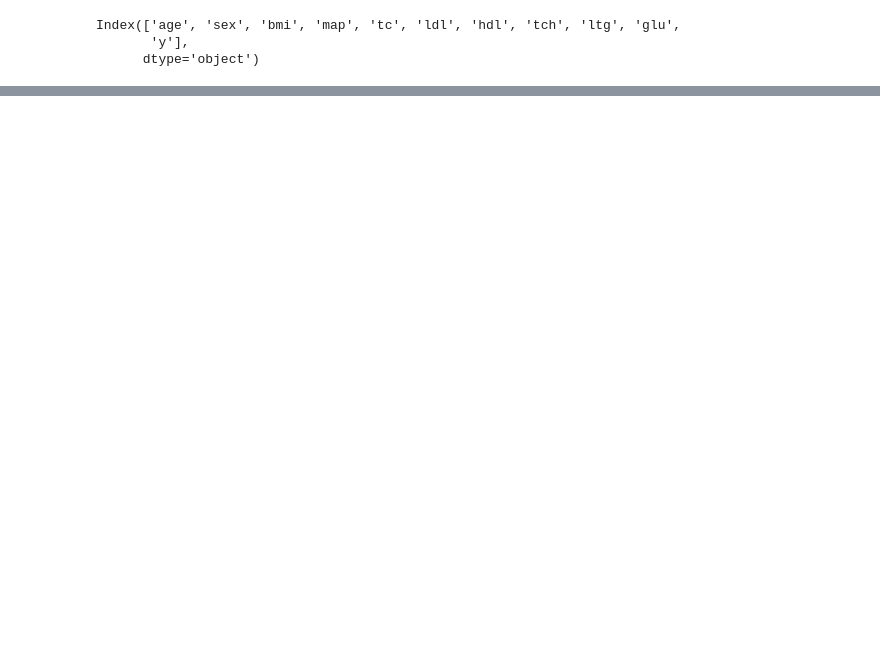
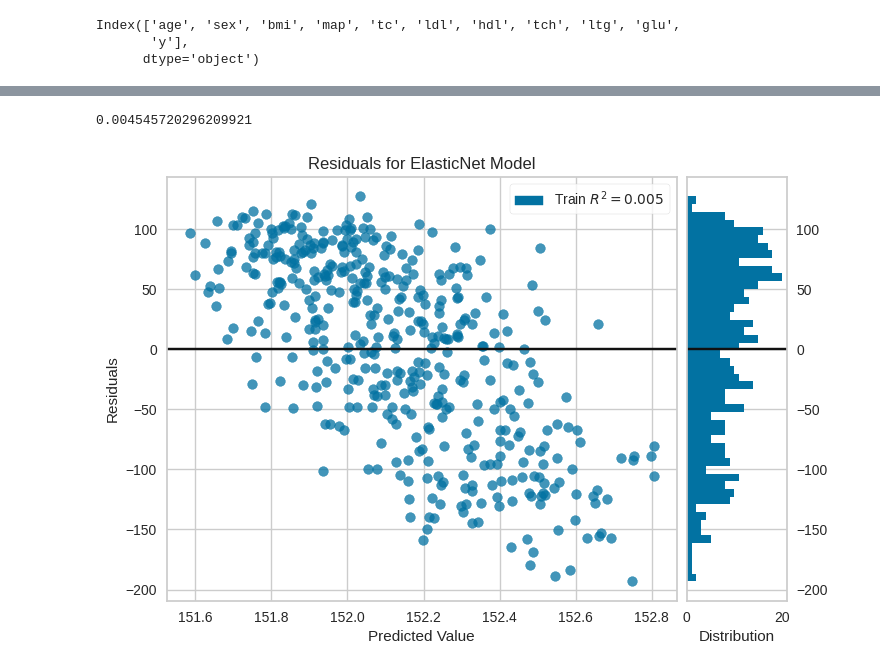
Before and after one commit to cantaruttim/Diabetes, a Jupyter notebook: Diabetes.ipynb, the cells around one changed output, grey strips where cells are left out. Drawn from its saved outputs; the diff is of its cells as text; code cells hidden in the pictures; blank space fills up the shorter version.

```diff
--- a/Diabetes.ipynb
+++ b/Diabetes.ipynb
@@ -469,0 +207,3 @@ visualizer.show()         ;
+# %%
+y2 = dataset.iloc[:, 10].values
+y2
@@ -469,0 +239,4 @@ visualizer.show()         ;
+# %%
+from sklearn.linear_model import LinearRegression
+regressor = LinearRegression()
+regressor.fit(X2, y2)
@@ -469,0 +251,5 @@ visualizer.show()         ;
+# %%
+from yellowbrick.regressor import ResidualsPlot
+visualizador = ResidualsPlot(regressor)
+visualizador.fit(X2, y2)
+visualizador.poof() ;
@@ -469,0 +260,4 @@ visualizer.show()         ;
+# %%
+from sklearn.linear_model import ElasticNet
+
+elastic_regr = ElasticNet(random_state=0).fit(X2, y2)
@@ -469,0 +285,10 @@ visualizer.show()         ;
+# %%
+elastic_regr.score(X2, y2)
+# %% [output]
+0.004545720296209921
+# %%
+visualizador = ResidualsPlot(elastic_regr)
+visualizador.fit(X2, y2)
+visualizador.poof() ;
+# %% [output]
+[figure, added]
```
Also changed, not shown: parts of 63 cells of this notebook.
